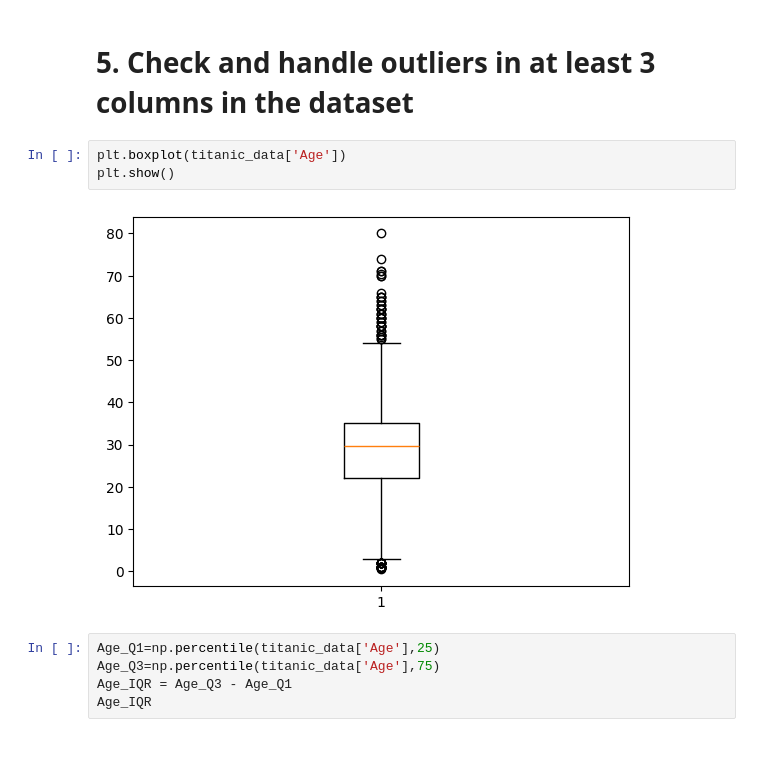
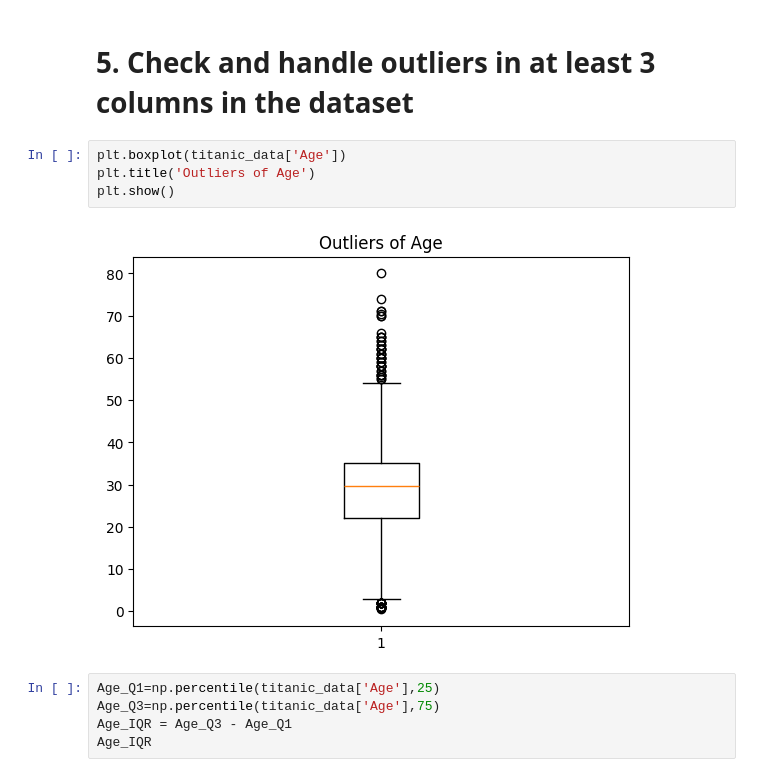
Before and after one commit to Joyna-Joy/dsa_CaseStudy_ICTAK_2024_25, a Jupyter notebook: DataScience_Preprocessing(Jan25).ipynb, the cells around one changed output. Saved outputs shown, nothing was run; the diff lists cells and outputs as text; blank space fills up the shorter version.

```diff
--- a/DataScience_Preprocessing(Jan25).ipynb
+++ b/DataScience_Preprocessing(Jan25).ipynb
@@ -129,9 +129,10 @@ sns.heatmap(Correlation_matrix,annot=True,cmap='coolwarm',fmt=".2f",linewidths=0
 # **5. Check and handle outliers in at least 3 columns in the dataset**
 # %%
 plt.boxplot(titanic_data['Age'])
+plt.title('Outliers of Age')
 plt.show()
 # %% [output]
-[figure, old version]
+[figure, new version]
 # %%
 Age_Q1=np.percentile(titanic_data['Age'],25)
 Age_Q3=np.percentile(titanic_data['Age'],75)
```
Also changed, not shown: parts of 2 cells of this notebook.
